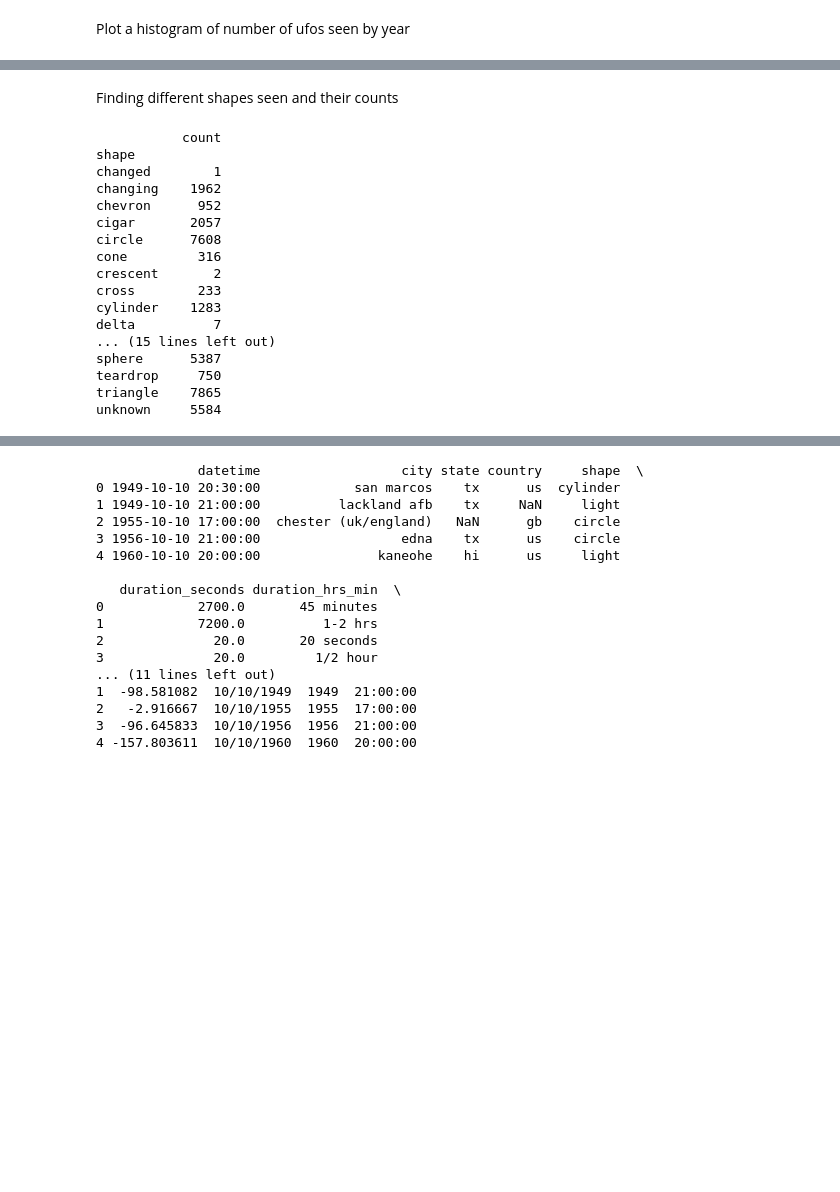
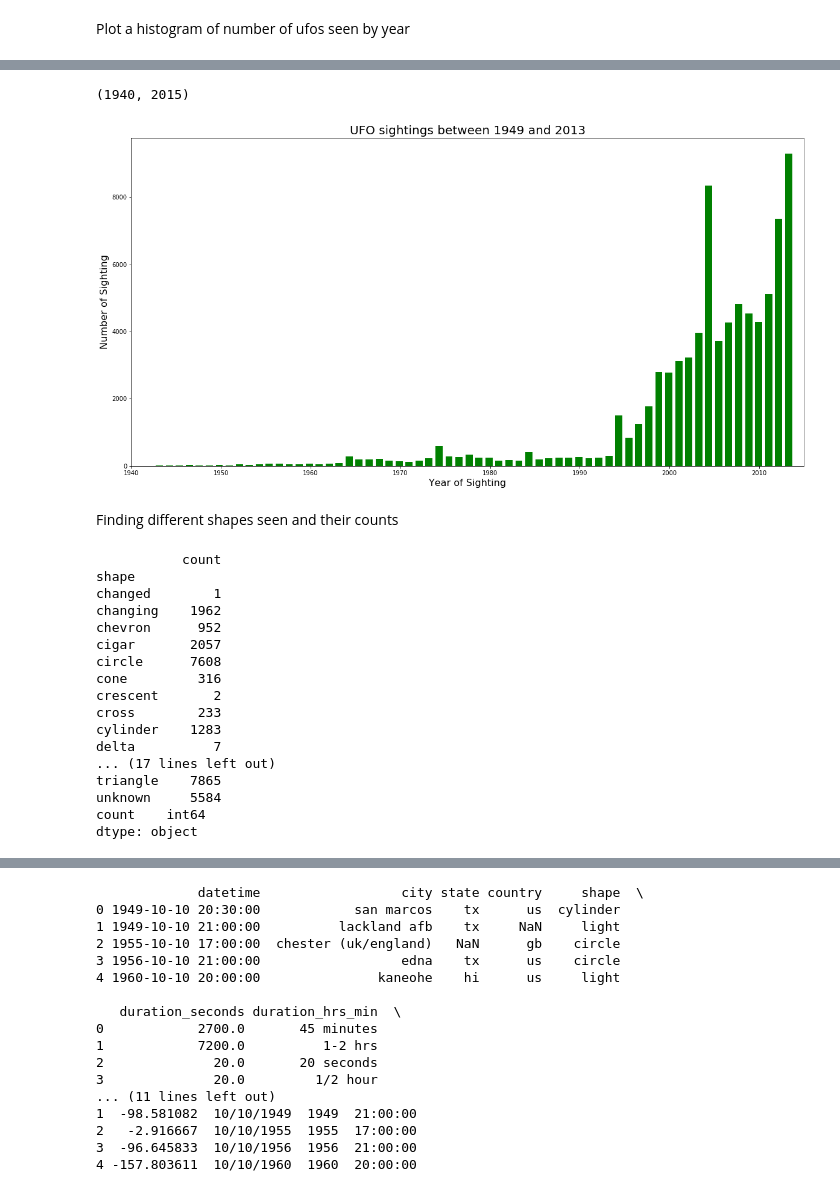
Before and after one commit to laffertyrichard/capstone1, a Jupyter notebook: capstone1.ipynb, the cells around one changed output, grey strips where cells are left out. Saved outputs shown, nothing was run; the diff lists cells and outputs as text; code cells hidden in the pictures; blank space fills up the shorter version.

```diff
--- a/capstone1.ipynb
+++ b/capstone1.ipynb
@@ -186,9 +213,21 @@ AttributeError: 'tuple' object has no attribute 'set_xlim'
+# %%
+ax = plt.subplot()
+ax.hist(ufo['year'], bins = 97, color = 'green', width = .8)
+ax.set_xlabel('Year of Sighting', fontsize = 16)
+ax.set_ylabel('Number of Sighting', fontsize = 16)
+ax.set_title('UFO sightings between 1949 and 2013', fontsize = 20)
+
+ax.set_xlim(xmin = 1940, xmax = 2015)
+# %% [output]
+(1940, 2015)
+[figure, added]
 # %% [markdown]
 Finding different shapes seen and their counts
 # %%
 shapes_seen = ufo.groupby('shape').shape.agg(['count'])
 # %%
 print(shapes_seen)
+print(shapes_seen.dtypes)
 # %% [output]
            count
 shape
@@ -202,8 +241,8 @@ crescent       2
 cross        233
 cylinder    1283
 delta          7
-... (15 lines left out)
-sphere      5387
-teardrop     750
+... (17 lines left out)
 triangle    7865
 unknown     5584
+count    int64
+dtype: object
```
Also changed, not shown: parts of 12 cells of this notebook.
